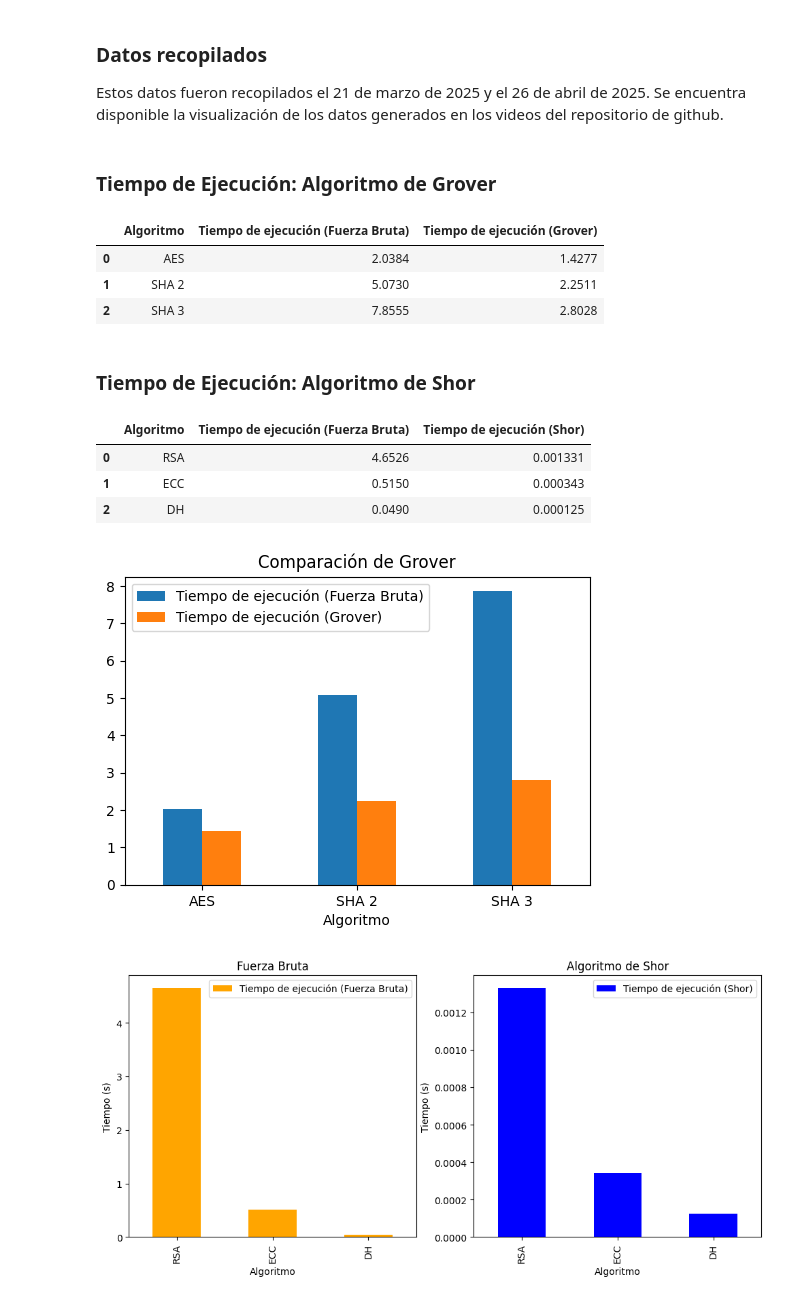
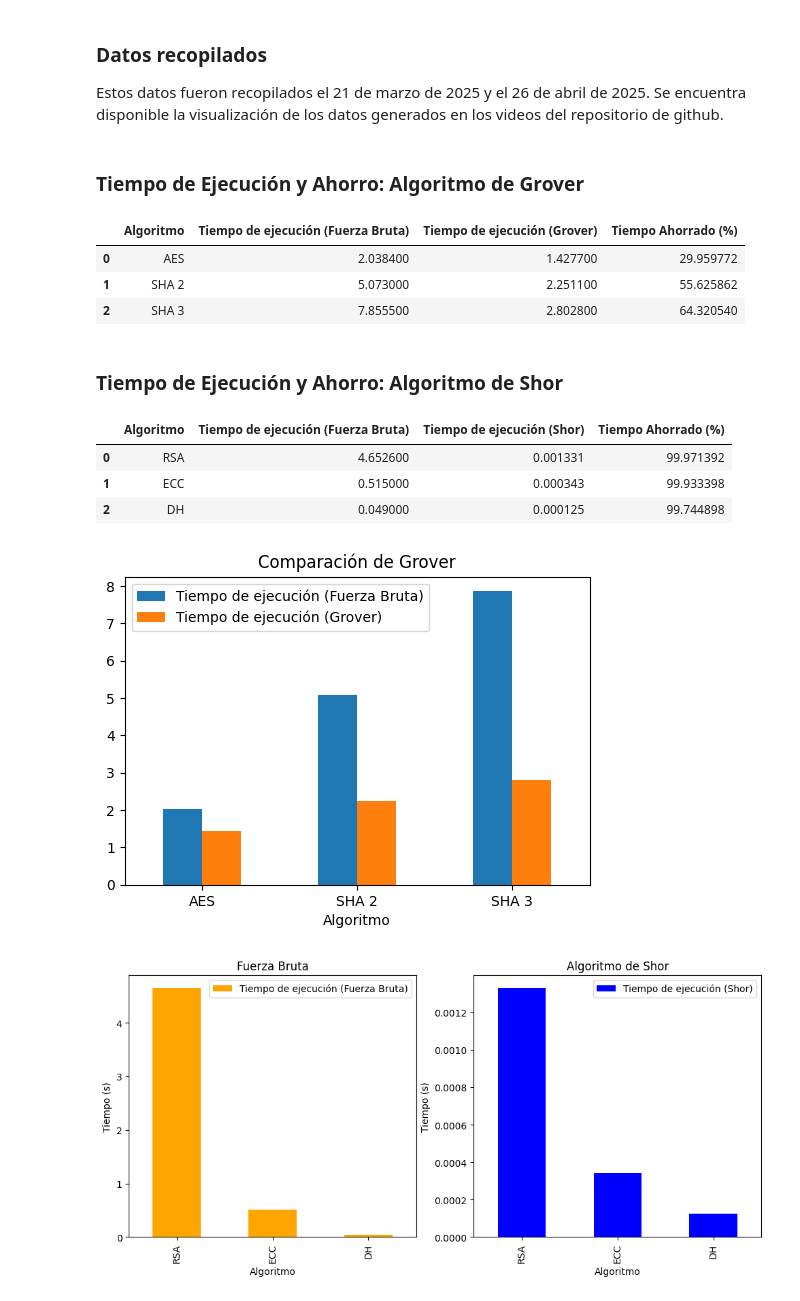
Before and after one commit to DevQueenPR/El-impacto-de-las-computadoras-cuanticas-en-la-criptografia-clasica, a Jupyter notebook: Quantum_Computing_study.ipynb, the cells around one changed output. Drawn from its saved outputs; the diff is of its cells as text; code cells hidden in the pictures.

Commit message:
Tabla de tiempo ahorrado

```diff
--- a/Quantum_Computing_study.ipynb
+++ b/Quantum_Computing_study.ipynb
@@ -578,12 +578,22 @@ data_shor = {
 df_grover = pd.DataFrame(data_grover)
 df_shor = pd.DataFrame(data_shor)
 
-# Estilo y visualización en tabla
-display(Markdown("### **Tiempo de Ejecución: Algoritmo de Grover**"))
-display(df_grover)
+# Calcular el tiempo ahorrado
+df_grover["Tiempo Ahorrado (%)"] = (1 - df_grover["Tiempo de ejecución (Grover)"] / df_grover["Tiempo de ejecución (Fuerza Bruta)"]) * 100
+df_shor["Tiempo Ahorrado (%)"] = (1 - df_shor["Tiempo de ejecución (Shor)"] / df_shor["Tiempo de ejecución (Fuerza Bruta)"]) * 100
 
-display(Markdown("### **Tiempo de Ejecución: Algoritmo de Shor**"))
-display(df_shor)
+# Mostrar tablas con tiempos de ejecución y tiempo ahorrado
+display(Markdown("### **Tiempo de Ejecución y Ahorro: Algoritmo de Grover**"))
+display(df_grover.style.set_table_styles([{
+    "selector": "th",
+    "props": [("background-color", "black"), ("color", "white"), ("font-weight", "bold")]
+}]))
+
+display(Markdown("### **Tiempo de Ejecución y Ahorro: Algoritmo de Shor**"))
+display(df_shor.style.set_table_styles([{
+    "selector": "th",
+    "props": [("background-color", "black"), ("color", "white"), ("font-weight", "bold")]
+}]))
 
 # Generación de gráficos para Grover
 fig, ax1 = plt.subplots(figsize=(6, 4))
@@ -596,43 +606,43 @@ plt.xticks(rotation=0)
 fig, axes = plt.subplots(1, 2, figsize=(12, 5))
 
 # Gráfico de fuerza bruta
 df_shor.plot(x="Algoritmo", y="Tiempo de ejecución (Fuerza Bruta)",
              kind="bar", ax=axes[0], color="orange", title="Fuerza Bruta")
 axes[0].set_ylabel("Tiempo (s)")
 
 # Gráfico de Shor
 df_shor.plot(x="Algoritmo", y="Tiempo de ejecución (Shor)",
              kind="bar", ax=axes[1], color="blue", title="Algoritmo de Shor")
 axes[1].set_ylabel("Tiempo (s)")
 
 # Gráfica combinada con eje secundario
 fig, ax = plt.subplots(figsize=(8, 5))
 df_shor.plot(x="Algoritmo", y="Tiempo de ejecución (Fuerza Bruta)", kind="bar", ax=ax, color="orange", label="Fuerza Bruta")
 ax.set_ylabel("Tiempo de Fuerza Bruta")
 ax.set_title("Comparación: Fuerza Bruta vs Shor")
 
 ax2 = ax.twinx()
 df_shor.plot(x="Algoritmo", y="Tiempo de ejecución (Shor)", kind="line", ax=ax2, color="blue", marker="o", label="Shor")
 ax2.set_ylabel("Tiempo de Shor")
 
 # Ajusta las leyendas para que "Fuerza Bruta" esté debajo de "Shor"
 ax2.legend(loc="upper right", bbox_to_anchor=(1, 1))
 ax.legend(loc="upper right", bbox_to_anchor=(1, 0.90))  # Leyenda de Fuerza Bruta más abajo
 
 plt.xticks(rotation=0)
 plt.tight_layout()
 plt.show()
 # %% [output]
-### **Tiempo de Ejecución: Algoritmo de Grover**
+### **Tiempo de Ejecución y Ahorro: Algoritmo de Grover**
-|  | Algoritmo | Tiempo de ejecución (Fuerza Bruta) | Tiempo de ejecución (Grover) |
-| 0 | AES | 2.0384 | 1.4277 |
-| 1 | SHA 2 | 5.0730 | 2.2511 |
-| 2 | SHA 3 | 7.8555 | 2.8028 |
+|  | Algoritmo | Tiempo de ejecución (Fuerza Bruta) | Tiempo de ejecución (Grover) | Tiempo Ahorrado (%) |
+| 0 | AES | 2.038400 | 1.427700 | 29.959772 |
+| 1 | SHA 2 | 5.073000 | 2.251100 | 55.625862 |
+| 2 | SHA 3 | 7.855500 | 2.802800 | 64.320540 |
-### **Tiempo de Ejecución: Algoritmo de Shor**
+### **Tiempo de Ejecución y Ahorro: Algoritmo de Shor**
-|  | Algoritmo | Tiempo de ejecución (Fuerza Bruta) | Tiempo de ejecución (Shor) |
-| 0 | RSA | 4.6526 | 0.001331 |
-| 1 | ECC | 0.5150 | 0.000343 |
-| 2 | DH | 0.0490 | 0.000125 |
+|  | Algoritmo | Tiempo de ejecución (Fuerza Bruta) | Tiempo de ejecución (Shor) | Tiempo Ahorrado (%) |
+| 0 | RSA | 4.652600 | 0.001331 | 99.971392 |
+| 1 | ECC | 0.515000 | 0.000343 | 99.933398 |
+| 2 | DH | 0.049000 | 0.000125 | 99.744898 |
 [figure]
 [figure]
 [figure]
```
